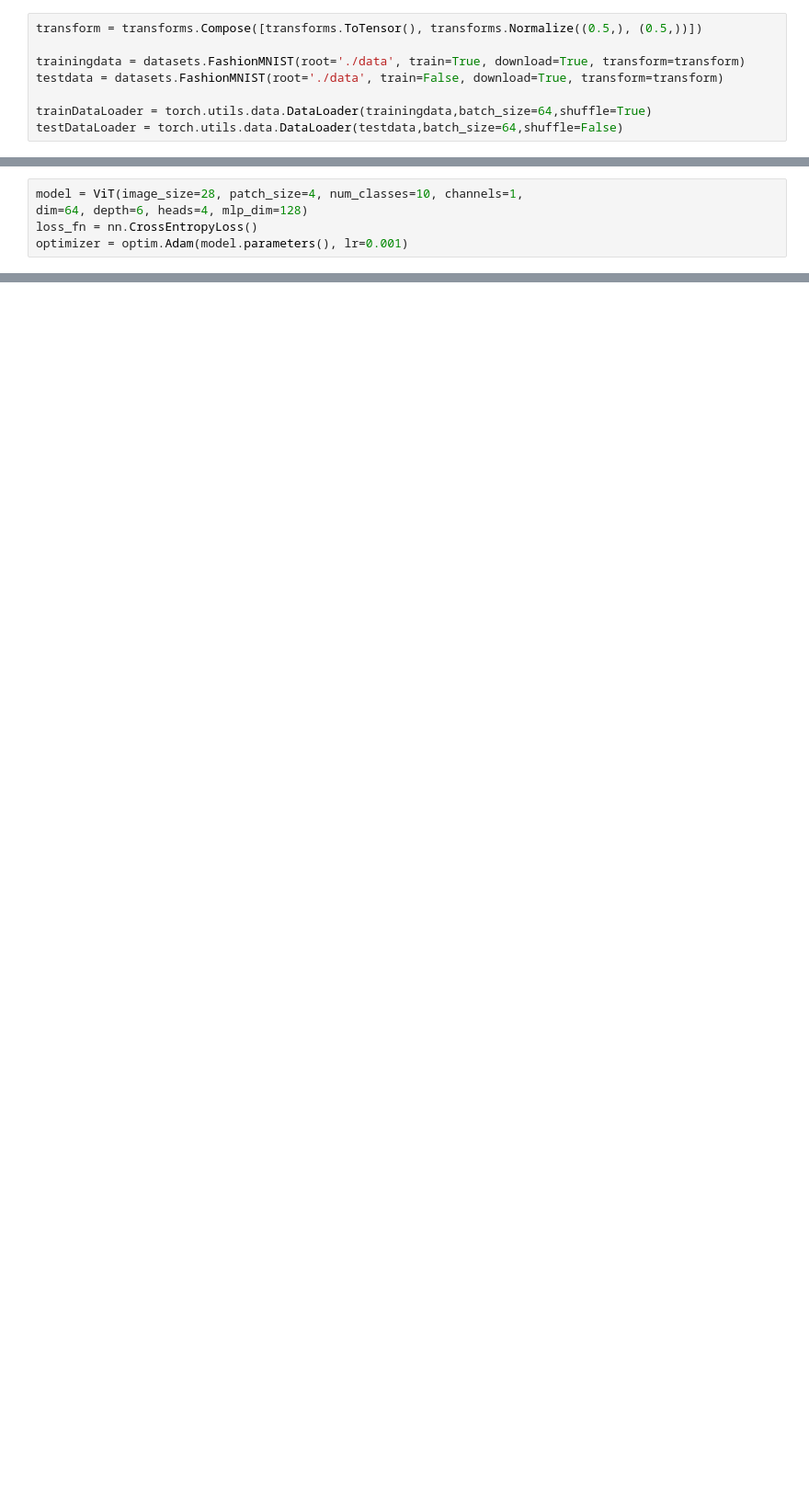
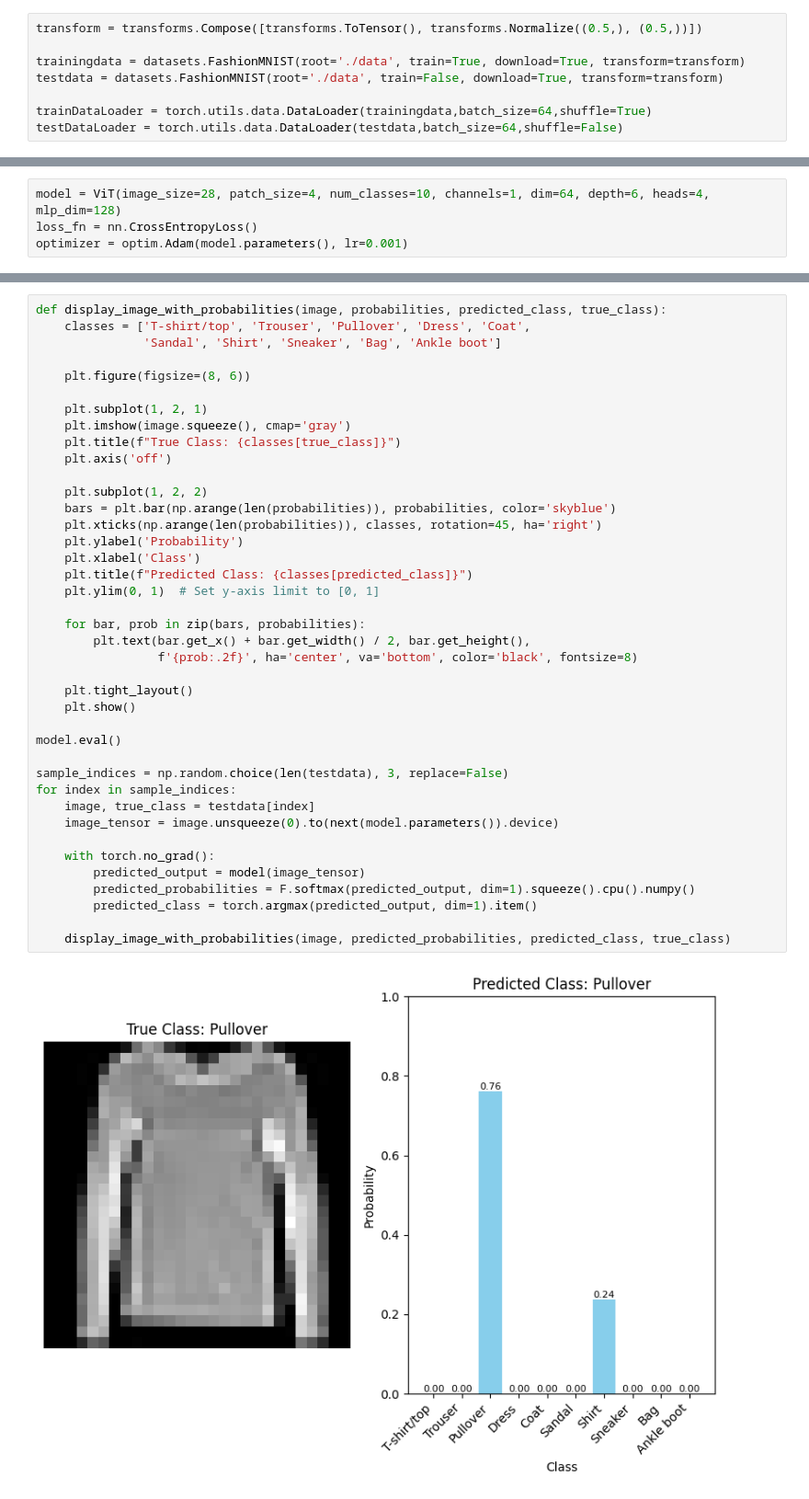
Before and after one commit to agrawalabr/deeplearning, a Jupyter notebook: demo01_basics.ipynb, the cells around one changed output, grey strips where cells are left out. Shown: that part at 92% size. Drawn from its saved outputs; the diff is of its cells as text; blank space fills up the shorter version.

```diff
--- a/demo01_basics.ipynb
+++ b/demo01_basics.ipynb
@@ -191,7 +173,6 @@ class ViT(nn.Module):
         return self.mlp_head(x)
 # %%
-model = ViT(image_size=28, patch_size=4, num_classes=10, channels=1,
-dim=64, depth=6, heads=4, mlp_dim=128)
+model = ViT(image_size=28, patch_size=4, num_classes=10, channels=1, dim=64, depth=6, heads=4, mlp_dim=128)
 loss_fn = nn.CrossEntropyLoss()
 optimizer = optim.Adam(model.parameters(), lr=0.001)
 # %%
@@ -269,0 +281,42 @@ plt.show()
+# %%
+def display_image_with_probabilities(image, probabilities, predicted_class, true_class):
+    classes = ['T-shirt/top', 'Trouser', 'Pullover', 'Dress', 'Coat',
+               'Sandal', 'Shirt', 'Sneaker', 'Bag', 'Ankle boot']
+
+    plt.figure(figsize=(8, 6))
+
+    plt.subplot(1, 2, 1)
+    plt.imshow(image.squeeze(), cmap='gray')
+    plt.title(f"True Class: {classes[true_class]}")
+    plt.axis('off')
+
+    plt.subplot(1, 2, 2)
+    bars = plt.bar(np.arange(len(probabilities)), probabilities, color='skyblue')
+    plt.xticks(np.arange(len(probabilities)), classes, rotation=45, ha='right')
+    plt.ylabel('Probability')
+    plt.xlabel('Class')
+    plt.title(f"Predicted Class: {classes[predicted_class]}")
+    plt.ylim(0, 1)  # Set y-axis limit to [0, 1]
+
+    for bar, prob in zip(bars, probabilities):
+        plt.text(bar.get_x() + bar.get_width() / 2, bar.get_height(),
+                 f'{prob:.2f}', ha='center', va='bottom', color='black', fontsize=8)
+
+    plt.tight_layout()
+    plt.show()
+
+model.eval()
+
+sample_indices = np.random.choice(len(testdata), 3, replace=False)
+for index in sample_indices:
+    image, true_class = testdata[index]
+    image_tensor = image.unsqueeze(0).to(next(model.parameters()).device)
+
+    with torch.no_grad():
+        predicted_output = model(image_tensor)
+        predicted_probabilities = F.softmax(predicted_output, dim=1).squeeze().cpu().numpy()
+        predicted_class = torch.argmax(predicted_output, dim=1).item()
+
+    display_image_with_probabilities(image, predicted_probabilities, predicted_class, true_class)
+# %% [output]
+[figure, added]
```
Also changed, not shown: parts of 9 cells of this notebook.
